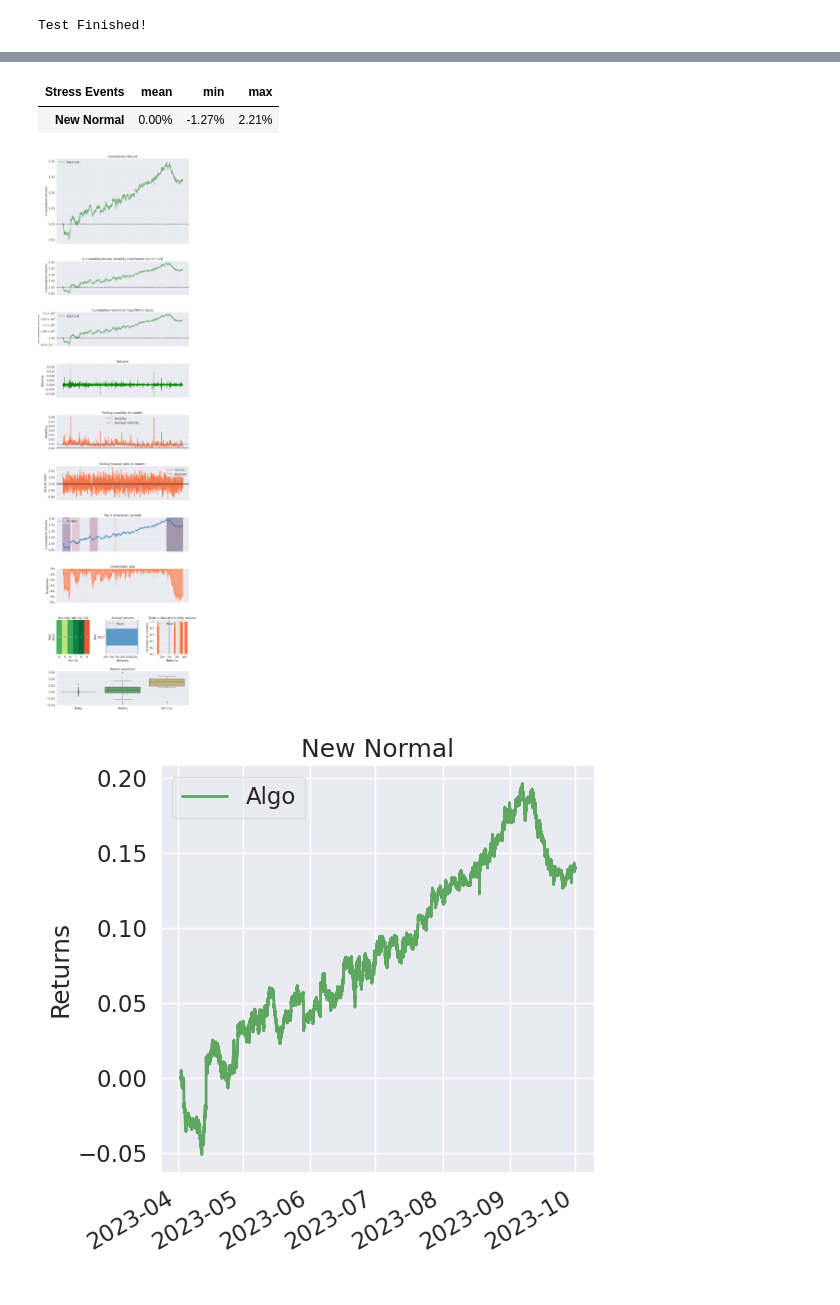
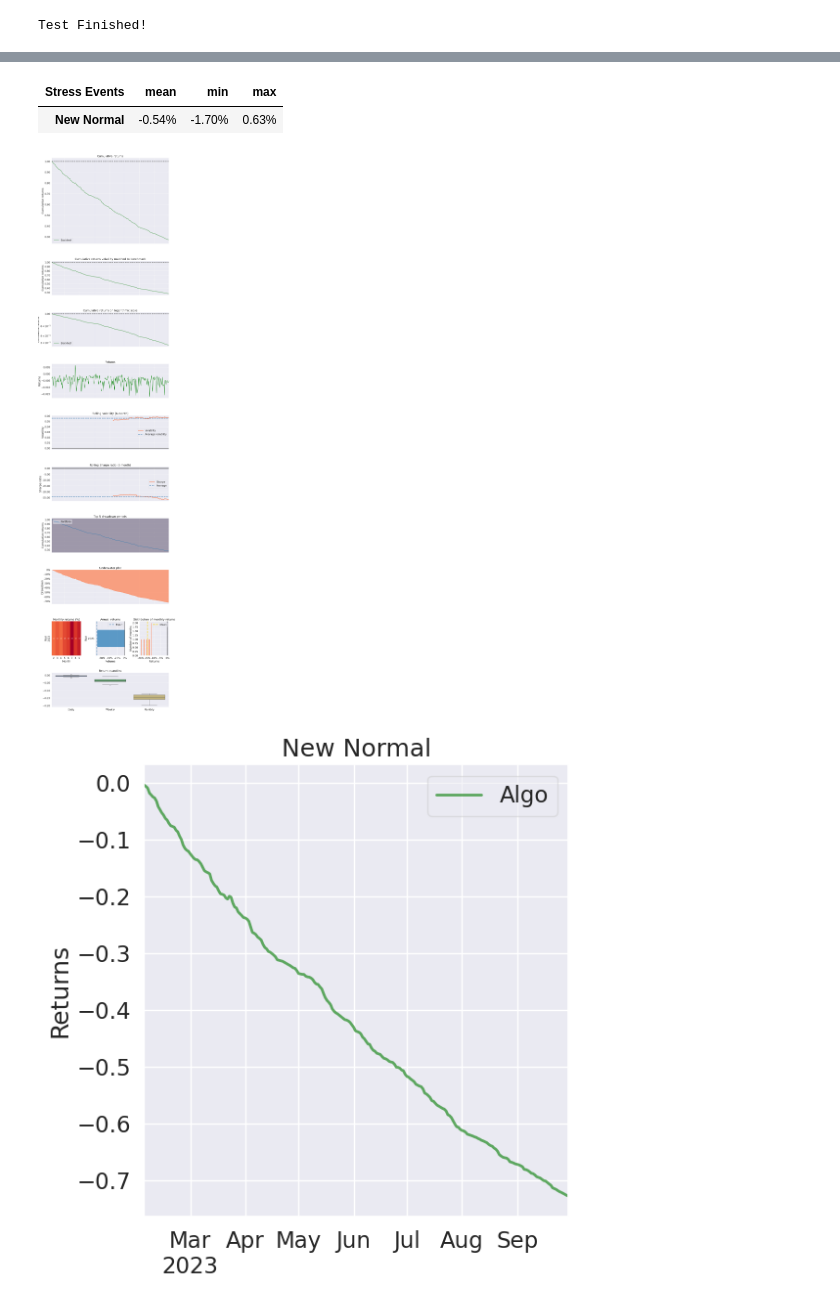
Before and after one commit to Hongshen-Yang/pair-trading-envs, a Jupyter notebook: trade_RL_restrict.ipynb, the cells around one changed output, grey strips where cells are left out. Saved outputs shown, nothing was run; the diff lists cells and outputs as text; code cells hidden in the pictures.

```diff
--- a/trade_RL_restrict.ipynb
+++ b/trade_RL_restrict.ipynb
@@ -333,5 +344,12 @@ res = res['returns']
+# %%
+returns = pd.read_csv(networth_csv, names=['datetime', 'returns'])
+returns['datetime'] = pd.to_datetime(returns['datetime'])
+returns.set_index('datetime', inplace=True)
+res_daily = returns.resample('D').mean()
+res_daily['returns'] = res_daily['returns'].pct_change()
+res_daily = res_daily.dropna()
 # %%
 import pyfolio
 
-pyfolio.tears.create_full_tear_sheet(returns)
+pyfolio.tears.create_full_tear_sheet(res_daily['returns'])
 # %% [output]
@@ -361,4 +379,4 @@ pyfolio.tears.create_full_tear_sheet(returns)
 | Stress Events | mean | min | max |
-| New Normal | 0.00% | -1.27% | 2.21% |
+| New Normal | -0.54% | -1.70% | 0.63% |
-[figure, old version]
+[figure, new version]
-[figure, old version]
+[figure, new version]
```
Also changed, not shown: parts of 7 cells of this notebook, 21 other files.
